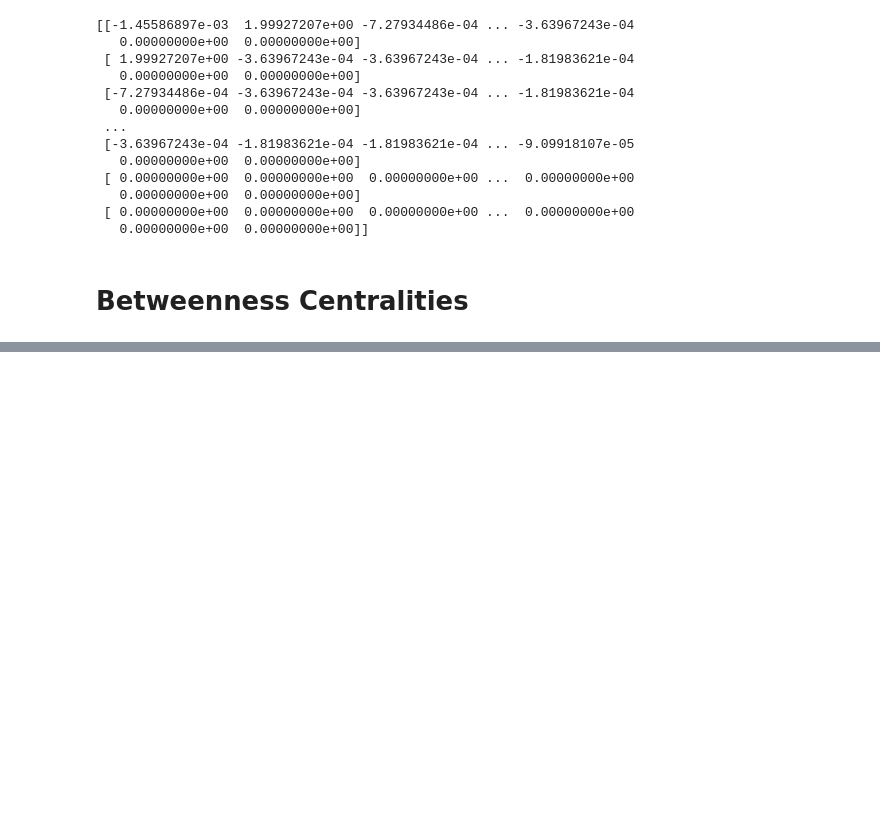
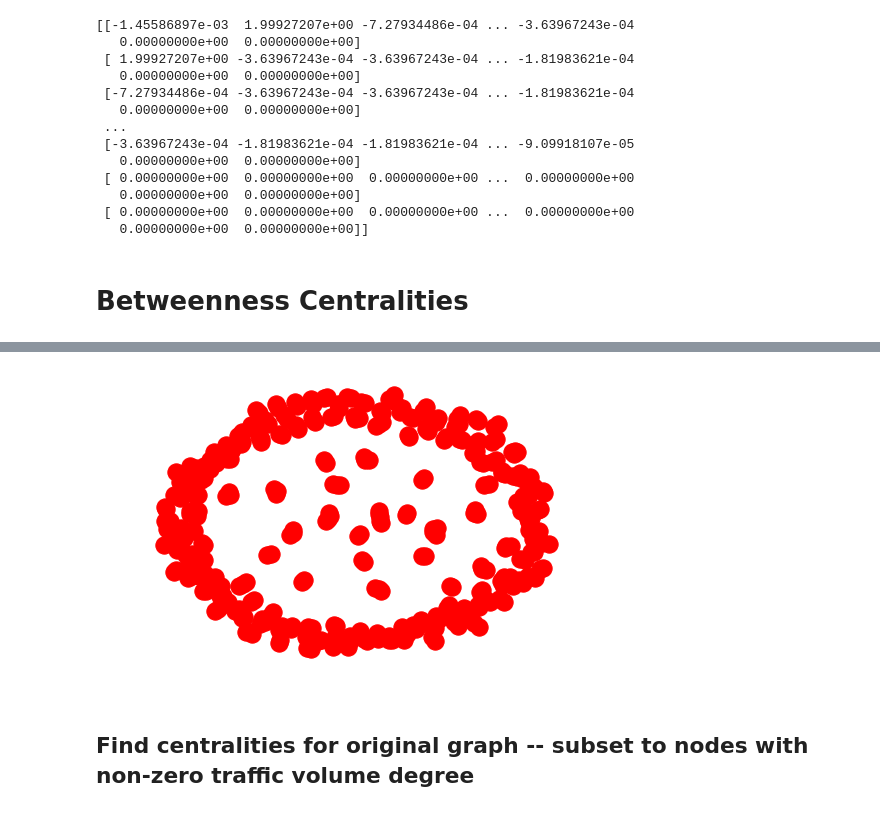
Before and after one commit to galowich/cee345, a Jupyter notebook: network_analysis.ipynb, the cells around one changed output, grey strips where cells are left out. Cells and saved outputs as stored; diff of their text form; code cells hidden in the pictures; blank space fills up the shorter version.

```diff
--- a/network_analysis.ipynb
+++ b/network_analysis.ipynb
@@ -91,0 +116,6 @@ crash_centrality = nx.betweenness_centrality(bronx_nonzero_graph,weight='persons
+# %%
+nx.draw(bronx_nonzero_graph)
+# %% [output]
+[figure, added]
+# %% [markdown]
+## Find centralities for original graph -- subset to nodes with non-zero traffic volume degree
```
Also changed, not shown: parts of 29 cells of this notebook, 1 other file.
